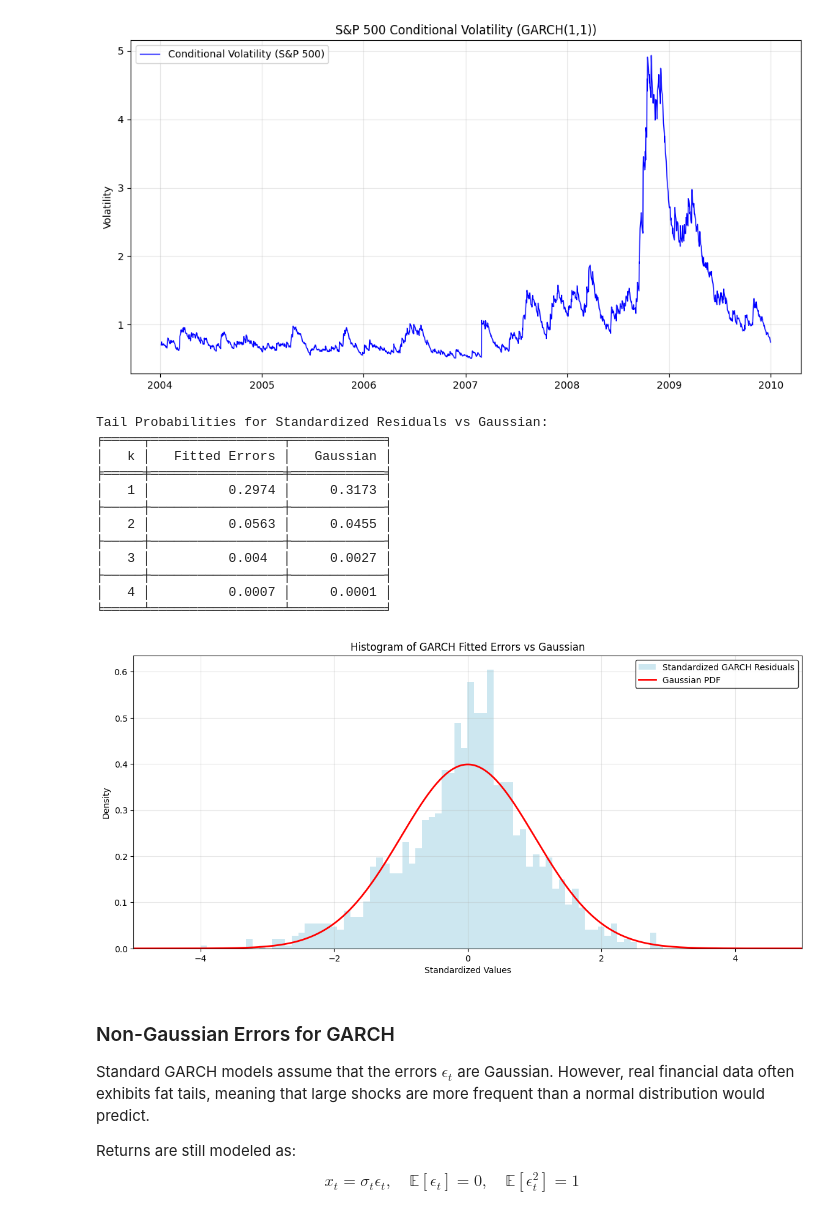
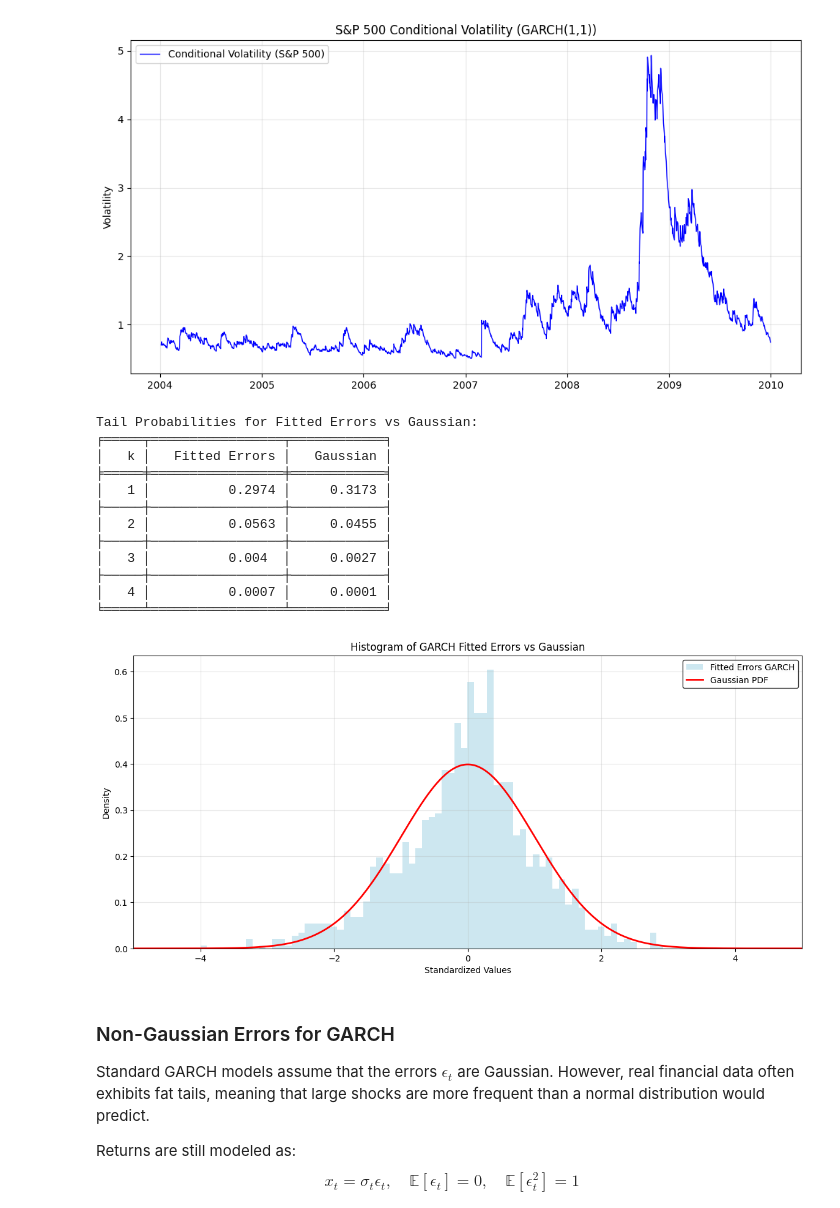
Before and after one commit to Alessandro-Dodon/garch, a Jupyter notebook: MonteCarloGarch.ipynb, the cells around one changed output. Saved outputs shown, nothing was run; the diff lists cells and outputs as text; code cells hidden in the pictures.

```diff
--- a/MonteCarloGarch.ipynb
+++ b/MonteCarloGarch.ipynb
@@ -373,21 +373,21 @@ b1: 0.923046
 # Compute Fitted Errors
 fitted_errors = garch_fit.resid / garch_fit.conditional_volatility
 
-# Compute Tail Probabilities for Standardized Residuals
+# Compute Tail Probabilities
 k_values = [1, 2, 3, 4]
-tail_probs_residuals = [np.mean(np.abs(fitted_errors) > k) for k in k_values]
+tail_probs_errors = [np.mean(np.abs(fitted_errors) > k) for k in k_values]
 tail_probs_gaussian = [2 * (1 - norm.cdf(k)) for k in k_values]
 
 # Create and Display Tail Probability Table
-residuals_table = [
+errors_table = [
     [k, f"{fitted:.4f}", f"{gaussian:.4f}"]
-    for k, fitted, gaussian in zip(k_values, tail_probs_residuals, tail_probs_gaussian)
+    for k, fitted, gaussian in zip(k_values, tail_probs_errors, tail_probs_gaussian)
 ]
 
-print("\nTail Probabilities for Standardized Residuals vs Gaussian:")
-print(tabulate(residuals_table, headers=["k", "Fitted Errors", "Gaussian"], tablefmt="fancy_grid"))
+print("\nTail Probabilities for Fitted Errors vs Gaussian:")
+print(tabulate(errors_table, headers=["k", "Fitted Errors", "Gaussian"], tablefmt="fancy_grid"))
 # %% [output]
-Tail Probabilities for Standardized Residuals vs Gaussian:
+Tail Probabilities for Fitted Errors vs Gaussian:
 ╒═════╤═════════════════╤════════════╕
 │   k │   Fitted Errors │   Gaussian │
 ╞═════╪═════════════════╪════════════╡
@@ -400,16 +400,16 @@ Tail Probabilities for Standardized Residuals vs Gaussian:
 │   4 │          0.0007 │     0.0001 │
 ╘═════╧═════════════════╧════════════╛
 # %%
-# Plot Histogram of Tails for Standardized GARCH Residuals
+# Plot Histogram of Tails for GARCH Fitted Errors
 plt.figure(figsize=(12, 6))
 
-# Plot GARCH Standardized Residuals
+# Plot GARCH Fitted Errors
 plt.hist(
     fitted_errors,
     bins=100,
     density=True,
     alpha=0.6,
-    label="Standardized GARCH Residuals",
+    label="Fitted Errors GARCH",
     color="lightblue"
 )
 
@@ -419,34 +419,34 @@ plt.plot(
     x,
     norm.pdf(x),
     label="Gaussian PDF",
     color="red",
     linewidth=2
 )
 
 # Titles and labels
 plt.title("Histogram of GARCH Fitted Errors vs Gaussian")
 plt.xlabel("Standardized Values")
 plt.ylabel("Density")
 
 # Centering the plot limits
 plt.xlim(-5, 5)
 plt.ylim(0, None)
 
 # Grid and Legend
 plt.grid(alpha=0.3, linestyle='-')
 plt.legend(
     loc='upper right',
     frameon=True,
     facecolor='white',
     edgecolor='black'
 )
 
 # Improved layout
 plt.tight_layout(pad=2)
 
 plt.show()
 # %% [output]
-[figure, old version]
+[figure, new version]
 # %% [markdown]
 ### Non-Gaussian Errors for GARCH
 
```
Also changed, not shown: 1 other file.
